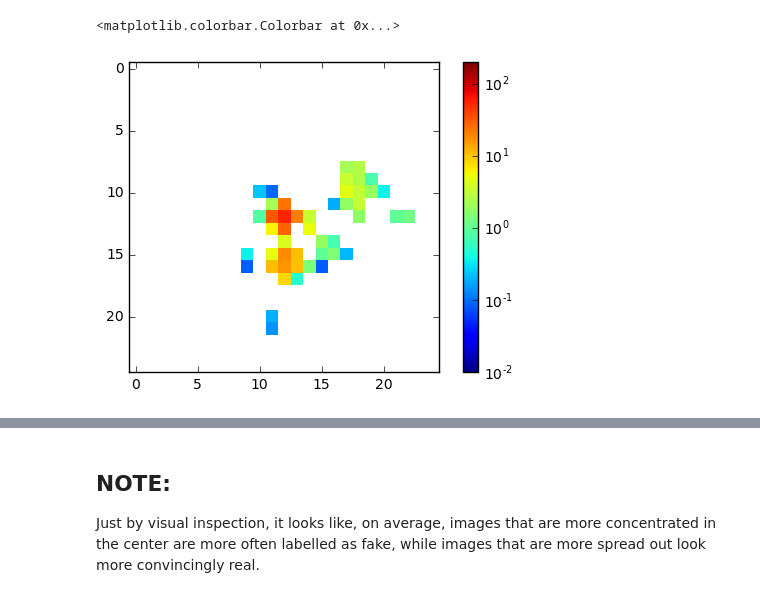
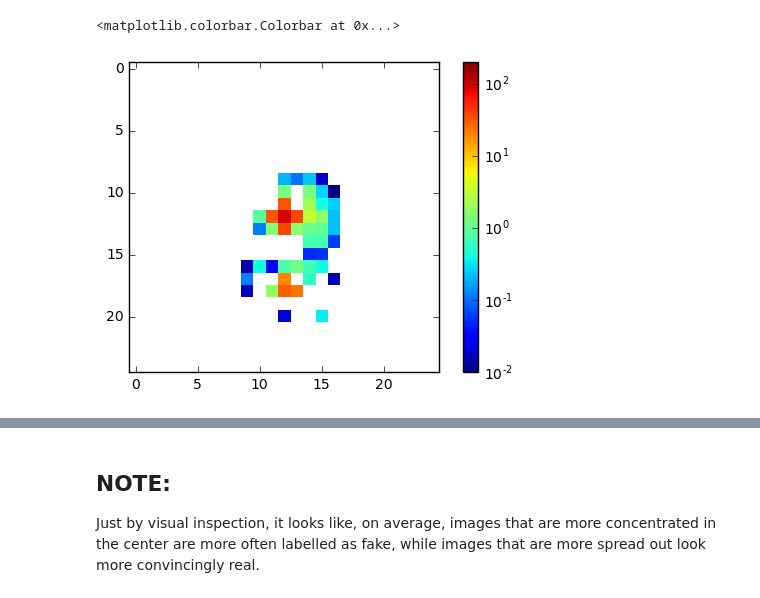
Before and after one commit to hep-lbdl/adversarial-jets, a Jupyter notebook: models/jet-gan.ipynb, the cells around one changed output, grey strips where cells are left out. Cells and saved outputs as stored; diff of their text form; code cells hidden in the pictures.

Commit message:
Add new plots for paper to ipynb

```diff
--- a/models/jet-gan.ipynb
+++ b/models/jet-gan.ipynb
@@ -21,5 +23,5 @@ Using TensorFlow backend.
 # %%
 # g = build_generator(256)
-g, (z, image_class), (loc_img, bkg_img) = build_generator(256, return_intermediate=True)
+g, (z, image_class), (cnn_img, fcn_img) = build_generator(256, return_intermediate=True)
 # %%
 from keras.models import model_from_json, Model
@@ -30,5 +32,5 @@ fname = '/home/lukedeo/jet-gan-256.h5'
 # %%
-# fname = sorted(glob('params_generator*'))[-1]
+fname = sorted(glob('params_generator*'))[-12]
 # %%
 #fname = '/home/lukedeo/great-gan-256.h5'
 # %%
@@ -46,8 +48,8 @@ sampled_labels = np.random.randint(0, 2, 50000)
 # %%
 # get a batch to display
 generated_images = g.predict(
-    [noise, sampled_labels.reshape(-1, 1, 1)], verbose=True, batch_size=128)
-generated_images_from_branch0 = background_model.predict(
-    [noise, sampled_labels.reshape(-1, 1, 1)], verbose=True, batch_size=128)
-generated_images_from_branch1 = spiking_model.predict(
-    [noise, sampled_labels.reshape(-1, 1, 1)], verbose=True, batch_size=128)
+    [noise, sampled_labels.reshape(-1, 1)], verbose=True, batch_size=128)
+generated_images_from_branch0 = cnn_model.predict(
+    [noise, sampled_labels.reshape(-1, 1)], verbose=True, batch_size=128)
+generated_images_from_branch1 = fcn_model.predict(
+    [noise, sampled_labels.reshape(-1, 1)], verbose=True, batch_size=128)
@@ -113,11 +113,11 @@ array([[   53],
 # %%
 # -- display one single random generated image that was labeled as real
-im = generated_images[53]
+im = generated_images[1]
 plt.imshow(im, interpolation='nearest', norm=LogNorm(vmin=1e-2, vmax=200))
 plt.colorbar()
 # %% [output]
 <matplotlib.colorbar.Colorbar at 0x...>
-[figure, old version]
+[figure, new version]
 # %%
 # -- average generated image that fools the D
 plt.imshow(generated_images[isreal.reshape(-1,) > 0.5].mean(axis=0), interpolation='nearest', norm=LogNorm(vmin=0.00001, vmax=200))
```
Also changed, not shown: parts of 99 cells of this notebook, 1 other file.
